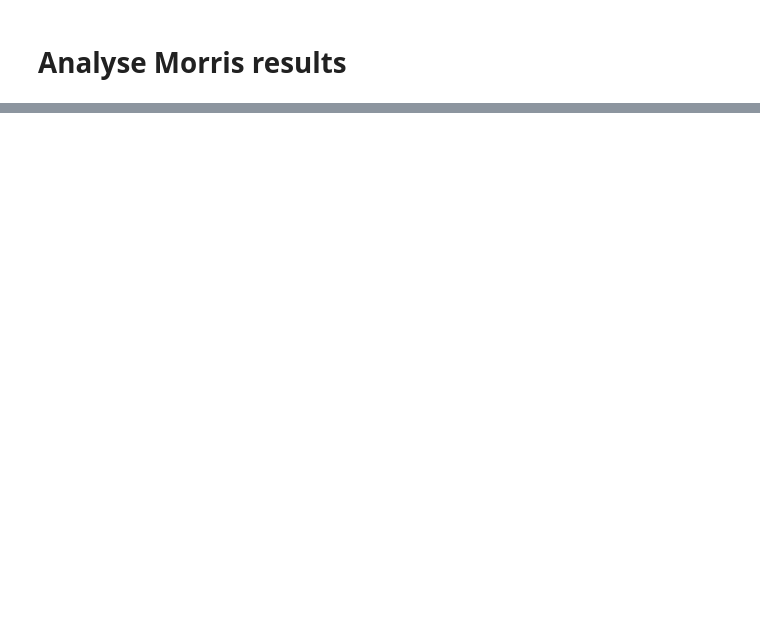
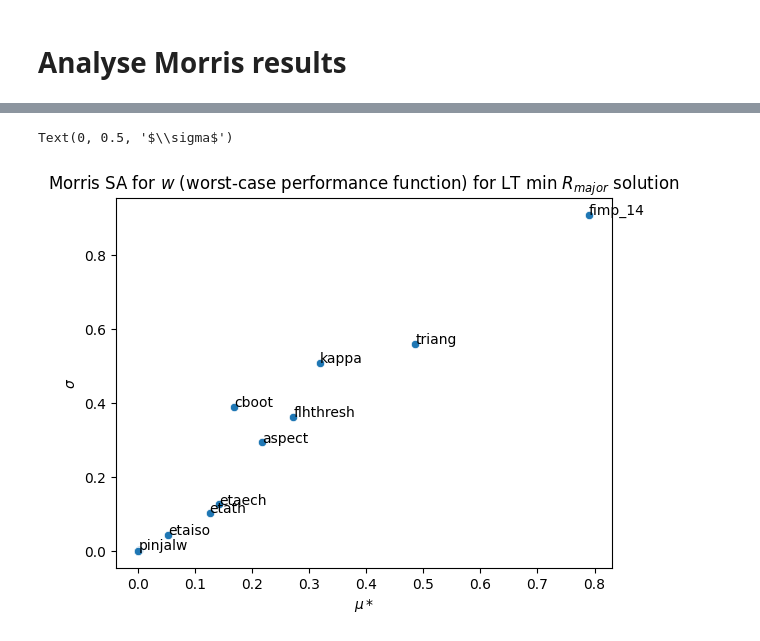
Before and after one commit to jonmaddock/dakota-process, a Jupyter notebook: morris/analyse_morris.ipynb, the cells around one changed output, grey strips where cells are left out. Saved outputs shown, nothing was run; the diff lists cells and outputs as text; code cells hidden in the pictures; blank space fills up the shorter version.

```diff
--- a/morris/analyse_morris.ipynb
+++ b/morris/analyse_morris.ipynb
@@ -97,0 +110,16 @@ Text(0, 0.5, '$\\sigma$')
+# %%
+# min rmajor only
+lt_results_df = results_df[results_df["design"] == "lt"]
+ax = sns.scatterplot(data=lt_results_df, x="mod_mean", y="std")
+
+# ax.loglog()
+label_point(lt_results_df)
+
+ax.set_title(
+    "Morris SA for $w$ (worst-case performance function) for LT min $R_{major}$ solution"
+)
+ax.set_xlabel("$\mu*$")
+ax.set_ylabel("$\sigma$")
+# %% [output]
+Text(0, 0.5, '$\\sigma$')
+[figure, added]
```
Also changed, not shown: parts of 6 cells of this notebook.
